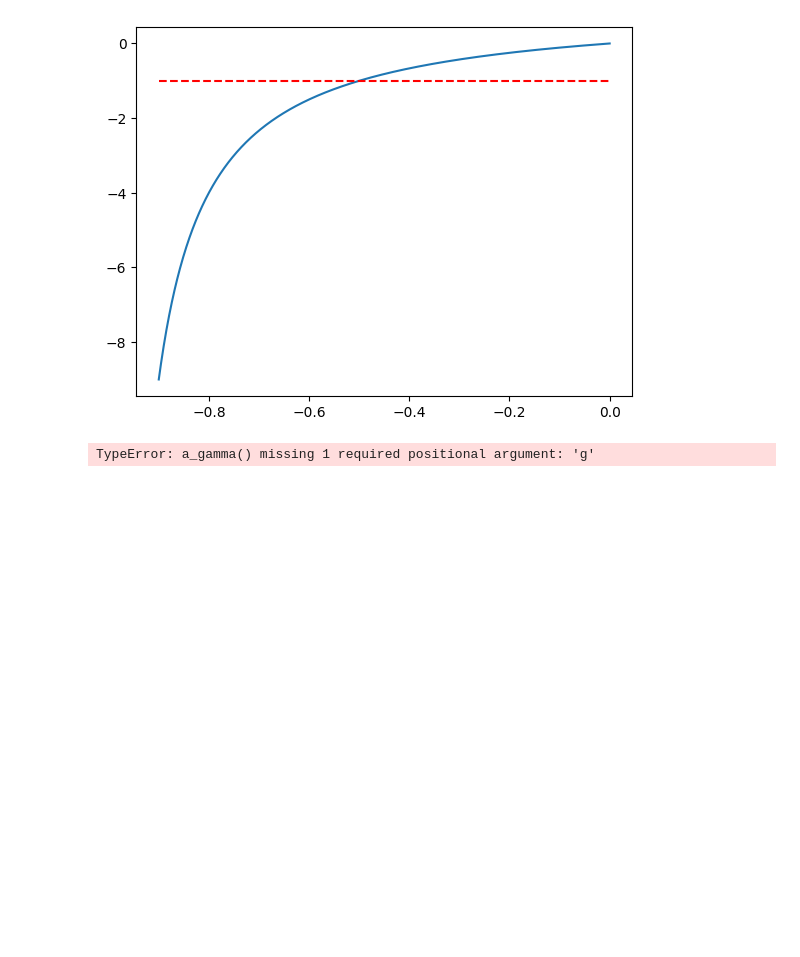
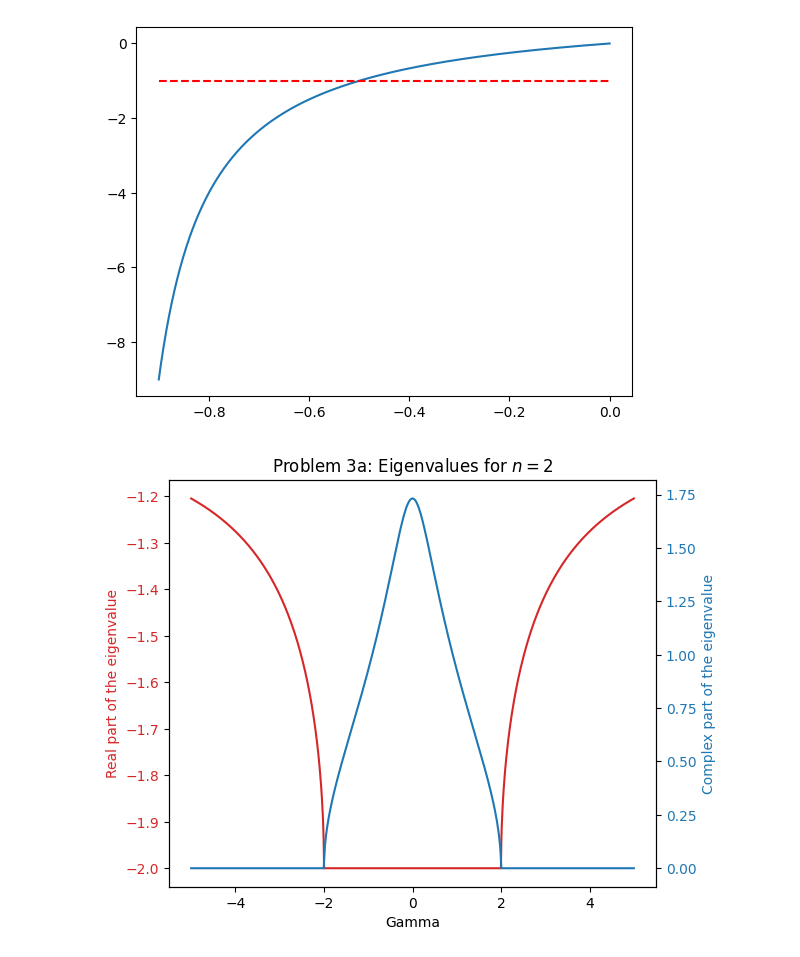
Before and after one commit to corinnawegner/Physics_of_complex_systems, a Jupyter notebook: Assignment 4/Assignment 4.ipynb, the cells around one changed output. Cells and saved outputs as stored; diff of their text form; code cells hidden in the pictures; blank space fills up the shorter version.

```diff
--- a/Assignment 4/Assignment 4.ipynb
+++ b/Assignment 4/Assignment 4.ipynb
@@ -21,14 +21,38 @@ def a_gamma(x, g):
     return x**3 + x - g
 
 def eigenvalues_n2(gamma):
-    a = fsolve(a_gamma(1), args=(gamma,))
-    enum = 4*gamma**2
-    denom = a**2 * (1+a**2)**4
-    s = np.sqrt(1 - enum/denom)
-    return [-2+s, -2-s]
+    a = fsolve(a_gamma,1, args=(gamma,))
+    enum = 4
+    denom = (1+a[0]**2)**2
+    if denom<enum:
+        complex_part = np.sqrt(enum/denom - 1)
+        real_part = -2
+    else:
+        complex_part = 0
+        real_part = -2 + np.sqrt(1 - enum/denom)
+    return [real_part, complex_part]
 
-list_gamma = np.linspace(-10,10,10000)
-list_eigenvals = [eigenvalues_n2(g) for g in list_gamma]
-print(list_eigenvals)
+list_gamma = np.linspace(-5,5,1000)
+list_eigenvals = np.array([eigenvalues_n2(g) for g in list_gamma])
-# %% [output]
-TypeError: a_gamma() missing 1 required positional argument: 'g'
+# %%
+
+fig, ax1 = plt.subplots()
+
+color = 'tab:red'
+ax1.set_xlabel('Gamma')
+ax1.set_ylabel("Real part of the eigenvalue", color=color)
+ax1.plot(list_gamma, list_eigenvals[:,0], color=color)
+ax1.tick_params(axis='y', labelcolor=color)
+
+ax2 = ax1.twinx()  # instantiate a second axes that shares the same x-axis
+
+color = 'tab:blue'
+ax2.set_ylabel('Complex part of the eigenvalue', color=color)  # we already handled the x-label with ax1
+ax2.plot(list_gamma, list_eigenvals[:,1], color=color)
+ax2.tick_params(axis='y', labelcolor=color)
+
+fig.tight_layout()  # otherwise the right y-label is slightly clipped
+plt.title("Problem 3a: Eigenvalues for $n=2$")
+plt.show()
+# %% [output]
+[figure, added]
```
Also changed, not shown: parts of 4 cells of this notebook.
